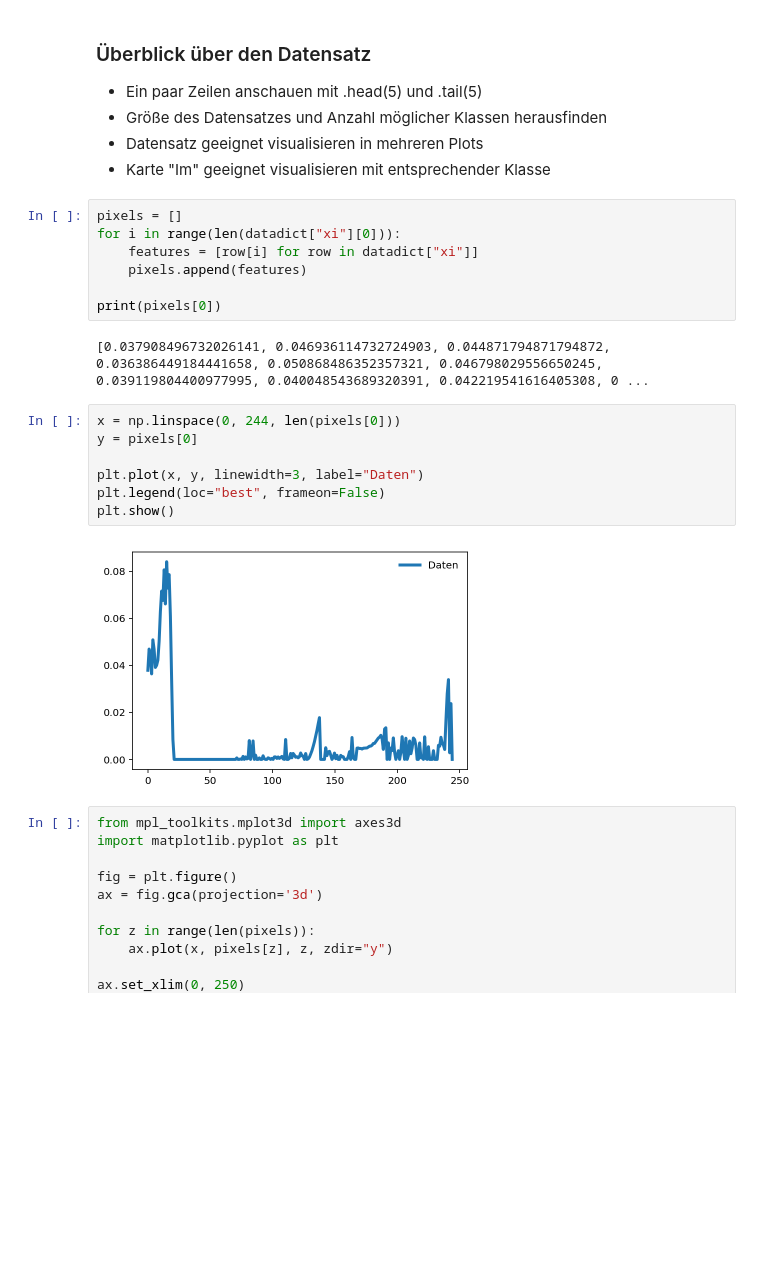
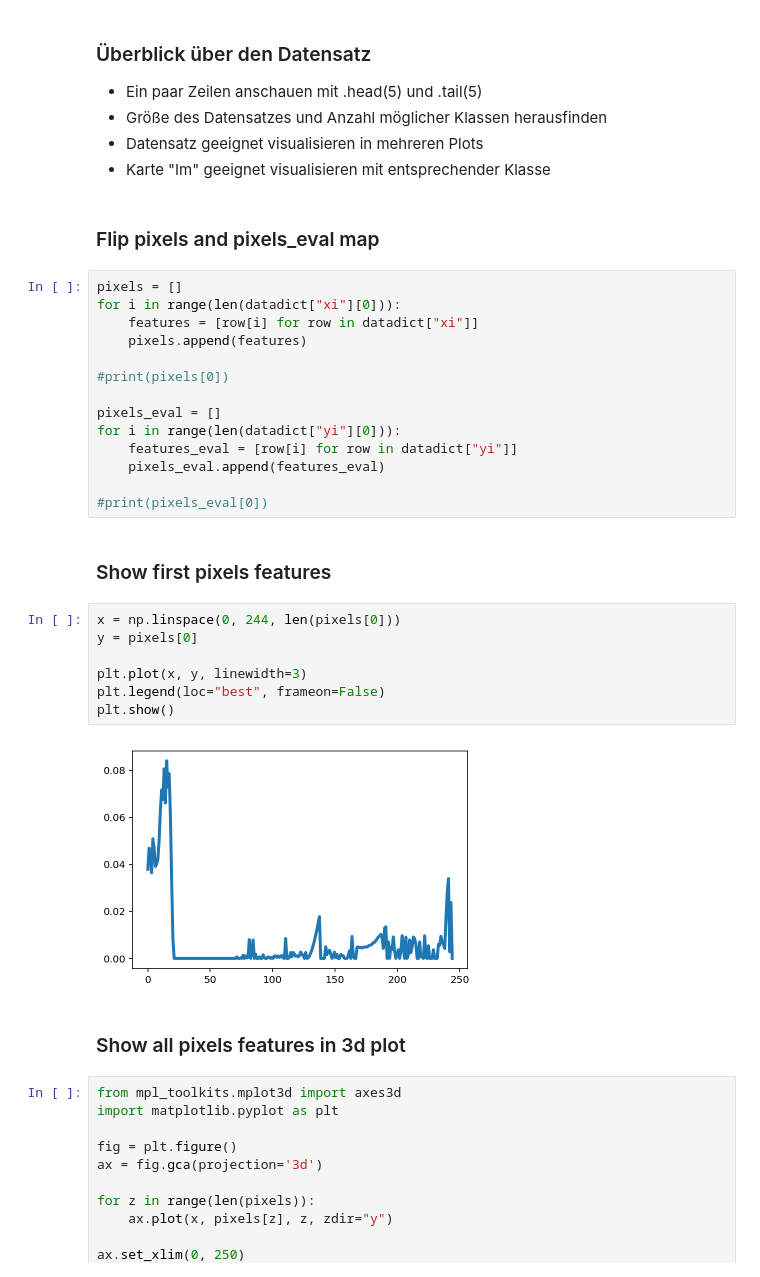
Before and after one commit to W-i-Z-o/WBS, a Jupyter notebook: Übung1/WBS_P-Übung1.ipynb, the cells around one changed output. Cells and saved outputs as stored; diff of their text form; blank space fills up the shorter version.

```diff
--- a/Übung1/WBS_P-Übung1.ipynb
+++ b/Übung1/WBS_P-Übung1.ipynb
@@ -46,24 +46,35 @@ yi         | 244 x 1124
 - Größe des Datensatzes und Anzahl möglicher Klassen herausfinden
 - Datensatz geeignet visualisieren in mehreren Plots
 - Karte "Im" geeignet visualisieren mit entsprechender Klasse
+# %% [markdown]
+### Flip pixels and pixels_eval map
 # %%
 pixels = []
 for i in range(len(datadict["xi"][0])):
     features = [row[i] for row in datadict["xi"]]
     pixels.append(features)
 
-print(pixels[0])
+#print(pixels[0])
+
+pixels_eval = []
+for i in range(len(datadict["yi"][0])):
+    features_eval = [row[i] for row in datadict["yi"]]
+    pixels_eval.append(features_eval)
+
+#print(pixels_eval[0])
-# %% [output]
-[0.037908496732026141, 0.046936114732724903, 0.044871794871794872, 0.036386449184441658, 0.050868486352357321, 0.046798029556650245, 0.039119804400977995, 0.040048543689320391, 0.042219541616405308, 0 ...
+# %% [markdown]
+### Show first pixels features
 # %%
 x = np.linspace(0, 244, len(pixels[0]))
 y = pixels[0]
 
-plt.plot(x, y, linewidth=3, label="Daten")
+plt.plot(x, y, linewidth=3)
 plt.legend(loc="best", frameon=False)
 plt.show()
 # %% [output]
-[figure, old version]
+[figure, new version]
+# %% [markdown]
+### Show all pixels features in 3d plot
 # %%
 from mpl_toolkits.mplot3d import axes3d
 import matplotlib.pyplot as plt
```
Also changed, not shown: parts of 6 cells of this notebook.
